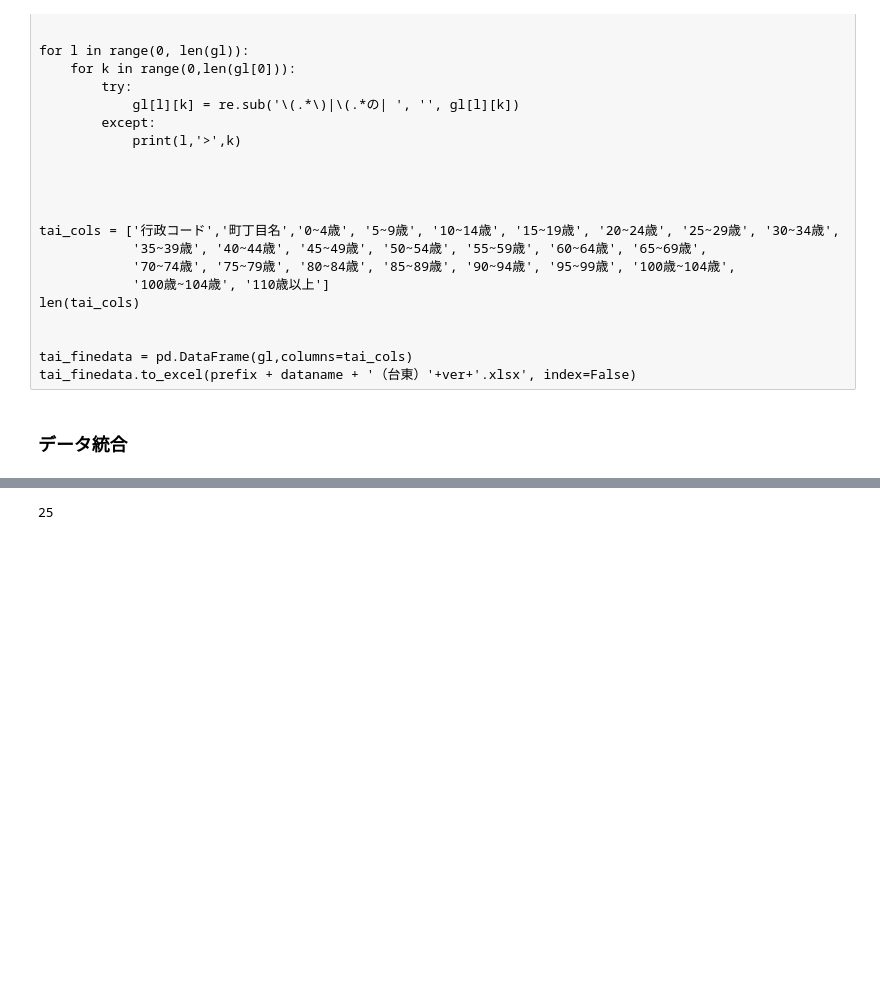
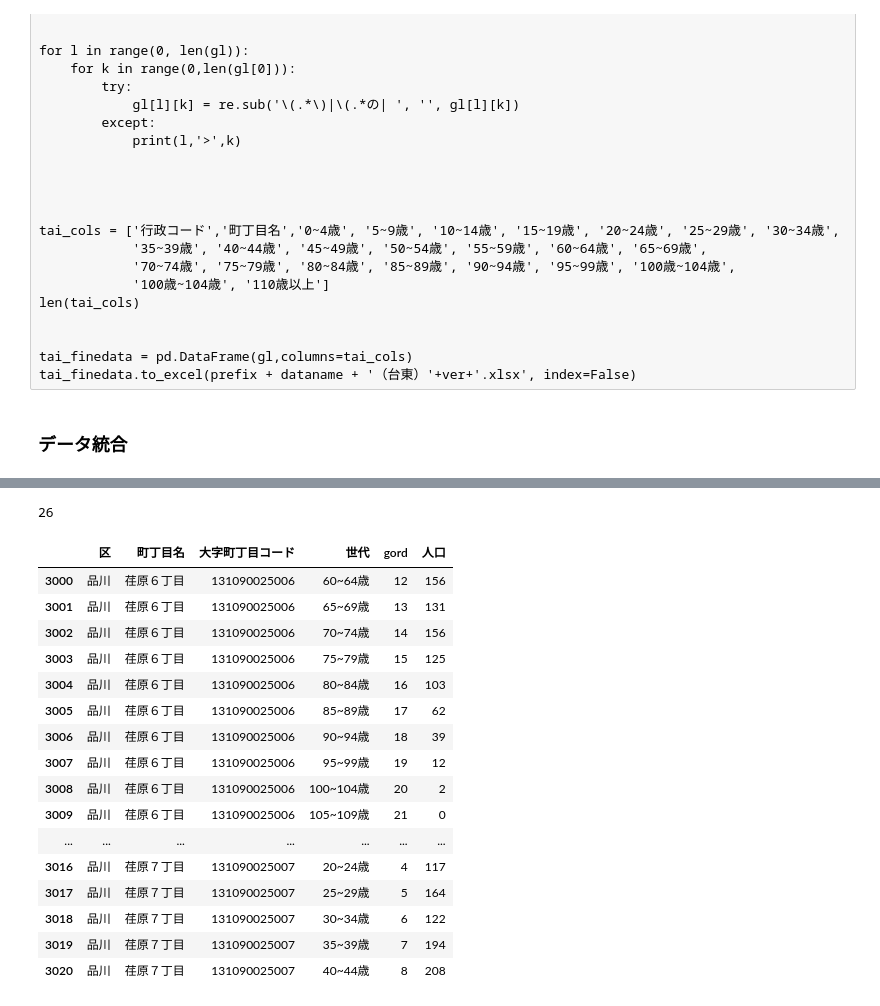
Before and after one commit to MasaoMori/Tokyo_Ward_Assembly_Election, a Jupyter notebook: jupyter/Population_age.ipynb, the cells around one changed output, grey strips where cells are left out. Drawn from its saved outputs; the diff is of its cells as text; code cells hidden in the pictures; blank space fills up the shorter version.

```diff
--- a/jupyter/Population_age.ipynb
+++ b/jupyter/Population_age.ipynb
@@ -404,0 +310,34 @@ fiveband = ['0~4歳', '5~9歳', '10~14歳', '15~19歳', '20~24歳', '25~29歳',
+# %%
+finedata = pd.concat([ohta_finedata,meg_finedata,shib_finedata,shina_finedata]).reset_index(drop=True)
+
+finedata['世代'] = ''
+
+# fiveband = list(mina_finedata.loc[:20,:]['世代'])
+#print(fiveband)
+
+# ['0~4歳', '5~9歳', '10~14歳', '15~19歳', '20~24歳', '25~29歳', '30~34歳',
+# '35~39歳', '40~44歳', '45~49歳', '50~54歳', '55~59歳', '60~64歳', '65~69歳',
+# '70~74歳', '75~79歳', '80~84歳', '85~89歳', '90~94歳', '95~99歳', '100~104歳'
+# '105~109歳', '110~114歳', '115~119歳', '120歳以上']
+
+# 0~130まで5づつでビンを作成
+bin_band =  list(range(0,131,5))
+# binのラベル
+fiveband = ['0~4歳', '5~9歳', '10~14歳', '15~19歳', '20~24歳', '25~29歳', '30~34歳',
+ '35~39歳', '40~44歳', '45~49歳', '50~54歳', '55~59歳', '60~64歳', '65~69歳',
+ '70~74歳', '75~79歳', '80~84歳', '85~89歳', '90~94歳', '95~99歳', '100~104歳',
+ '105~109歳', '110~114歳', '115~119歳', '120~124歳', '125~129歳']#, '130歳以上']
+
+fiveband_df = pd.DataFrame(
+            {
+                'gord' : list(range(0,26)),
+                '世代': fiveband
+            }
+)
+
+
+finedatas = finedata[finedata['人口']>0]
+
+finedata['世代']=pd.cut(finedata['年齢'], bin_band, right=False, labels=fiveband)
+
+finedata = pd.merge(finedata, fiveband_df, on='世代', how='left')
@@ -405,4 +365,28 @@ fiveband = ['0~4歳', '5~9歳', '10~14歳', '15~19歳', '20~24歳', '25~29歳',
 # %%
 len(fiveband)
 # %% [output]
-25
+26
+# %%
+fd_grp = ['区','町丁目名','大字町丁目コード','世代','gord']
+srt = ['大字町丁目コード','gord']
+ag=pd.DataFrame(finedata.groupby(fd_grp)['人口'].agg(sum)).sort_values(srt)
+# %%
+ag.reset_index(drop=False).loc[3000:3020,:]
+# %% [output]
+|  | 区 | 町丁目名 | 大字町丁目コード | 世代 | gord | 人口 |
+| 3000 | 品川 | 荏原６丁目 | 131090025006 | 60~64歳 | 12 | 156 |
+| 3001 | 品川 | 荏原６丁目 | 131090025006 | 65~69歳 | 13 | 131 |
+| 3002 | 品川 | 荏原６丁目 | 131090025006 | 70~74歳 | 14 | 156 |
+| 3003 | 品川 | 荏原６丁目 | 131090025006 | 75~79歳 | 15 | 125 |
+| 3004 | 品川 | 荏原６丁目 | 131090025006 | 80~84歳 | 16 | 103 |
+| 3005 | 品川 | 荏原６丁目 | 131090025006 | 85~89歳 | 17 | 62 |
+| 3006 | 品川 | 荏原６丁目 | 131090025006 | 90~94歳 | 18 | 39 |
+| 3007 | 品川 | 荏原６丁目 | 131090025006 | 95~99歳 | 19 | 12 |
+| 3008 | 品川 | 荏原６丁目 | 131090025006 | 100~104歳 | 20 | 2 |
+| 3009 | 品川 | 荏原６丁目 | 131090025006 | 105~109歳 | 21 | 0 |
+| ... | ... | ... | ... | ... | ... | ... |
+| 3016 | 品川 | 荏原７丁目 | 131090025007 | 20~24歳 | 4 | 117 |
+| 3017 | 品川 | 荏原７丁目 | 131090025007 | 25~29歳 | 5 | 164 |
+| 3018 | 品川 | 荏原７丁目 | 131090025007 | 30~34歳 | 6 | 122 |
+| 3019 | 品川 | 荏原７丁目 | 131090025007 | 35~39歳 | 7 | 194 |
+| 3020 | 品川 | 荏原７丁目 | 131090025007 | 40~44歳 | 8 | 208 |
```
Also changed, not shown: parts of 11 cells of this notebook, 2 other files.
